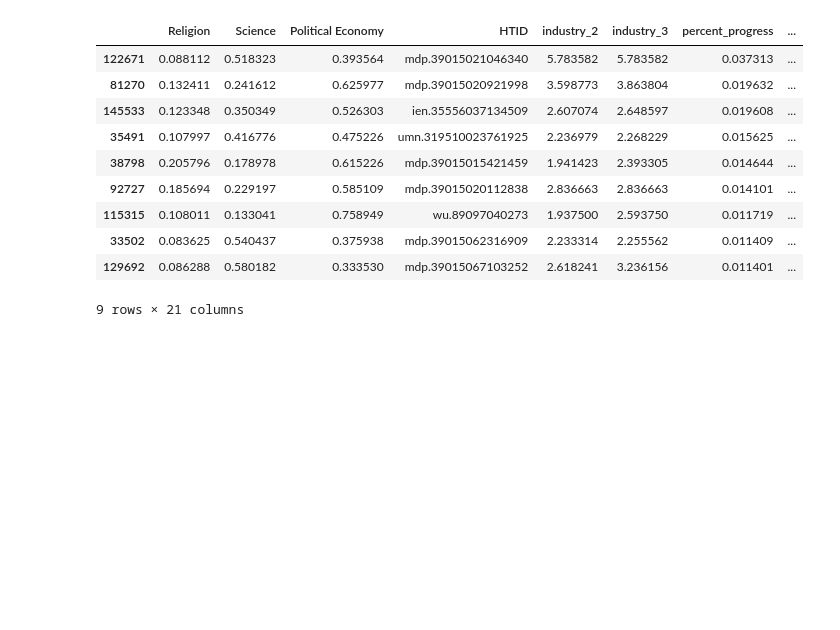
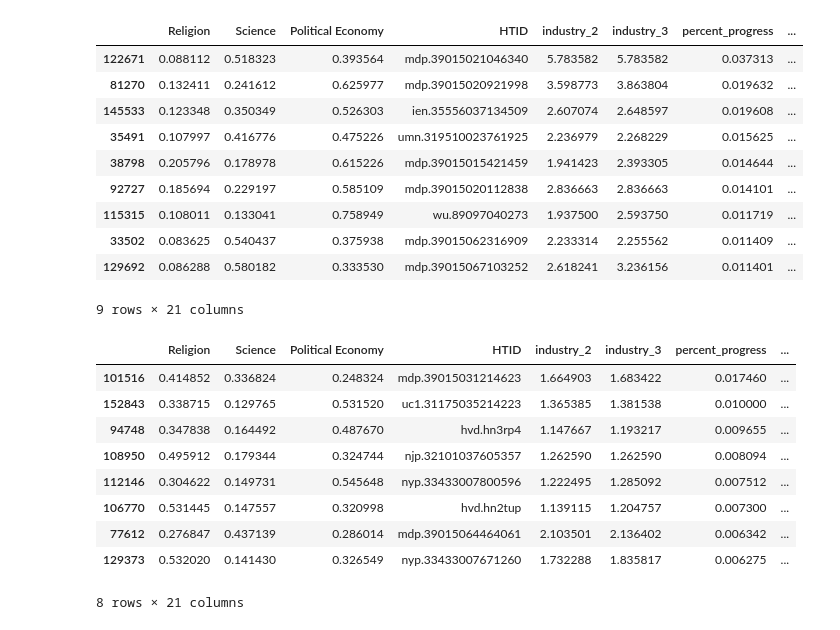
Before and after one commit to austinkennedy/Hathitrust, a Jupyter notebook: code/volume_examples.ipynb, the cells around one changed output. Cells and saved outputs as stored; diff of their text form; code cells hidden in the pictures; blank space fills up the shorter version.

```diff
--- a/code/volume_examples.ipynb
+++ b/code/volume_examples.ipynb
@@ -52,3 +52,20 @@ h_progress
 # %%
 example_volumes = h_progress[['HTID', 'Year', 'industry_3_percentile', 'progress_percentile']]
 example_volumes.to_csv('../output/example_volumes.csv', index=False)
+# %%
+h_progress2 = volumes[(volumes['Year'] >= 1725) & (volumes['Year'] <= 1775)]
+h_progress2 = h_progress2[(h_progress2['progress_percentile'] >= 0.96) & (h_progress2['industry_3_percentile'] >= 0.96)]
+h_progress2 = h_progress2.sort_values(by=['progress_percentile', 'industry_3_percentile'], ascending=False)
+
+h_progress2
+# %% [output]
+|  | Religion | Science | Political Economy | HTID | industry_2 | industry_3 | percent_progress | ... |
+| 101516 | 0.414852 | 0.336824 | 0.248324 | mdp.39015031214623 | 1.664903 | 1.683422 | 0.017460 | ... |
+| 152843 | 0.338715 | 0.129765 | 0.531520 | uc1.31175035214223 | 1.365385 | 1.381538 | 0.010000 | ... |
+| 94748 | 0.347838 | 0.164492 | 0.487670 | hvd.hn3rp4 | 1.147667 | 1.193217 | 0.009655 | ... |
+| 108950 | 0.495912 | 0.179344 | 0.324744 | njp.32101037605357 | 1.262590 | 1.262590 | 0.008094 | ... |
+| 112146 | 0.304622 | 0.149731 | 0.545648 | nyp.33433007800596 | 1.222495 | 1.285092 | 0.007512 | ... |
+| 106770 | 0.531445 | 0.147557 | 0.320998 | hvd.hn2tup | 1.139115 | 1.204757 | 0.007300 | ... |
+| 77612 | 0.276847 | 0.437139 | 0.286014 | mdp.39015064464061 | 2.103501 | 2.136402 | 0.006342 | ... |
+| 129373 | 0.532020 | 0.141430 | 0.326549 | nyp.33433007671260 | 1.732288 | 1.835817 | 0.006275 | ... |
+8 rows × 21 columns
```
Also changed, not shown: parts of 1 cell of this notebook, 5 other files.
